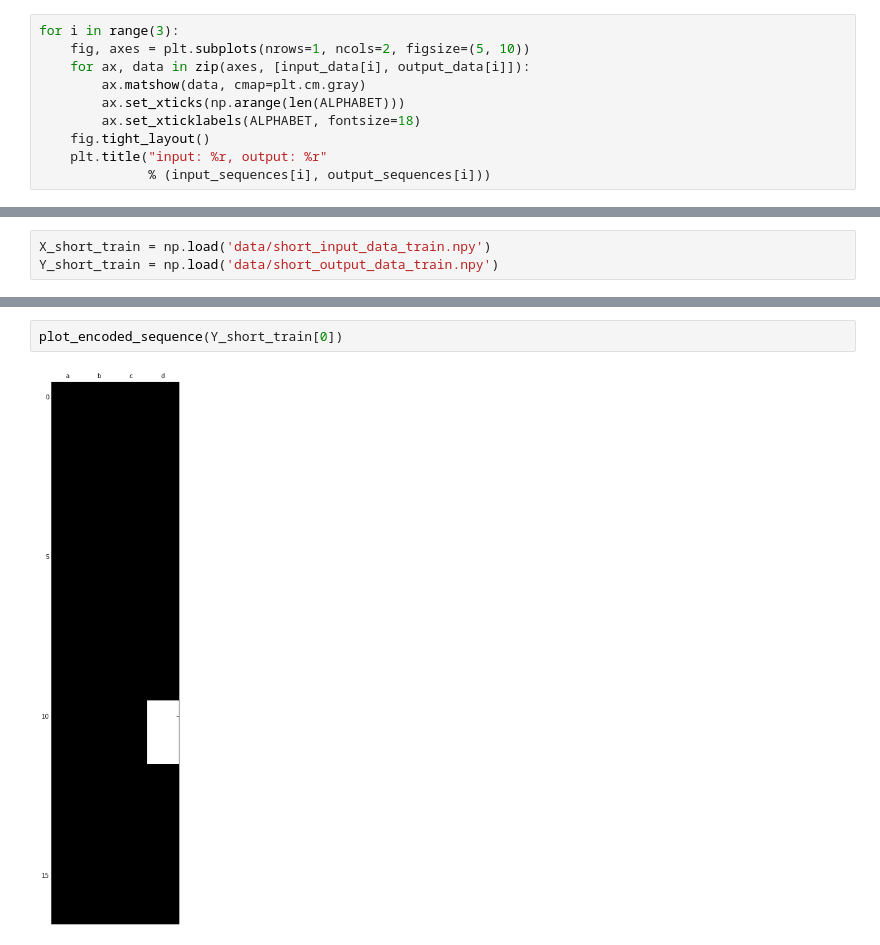
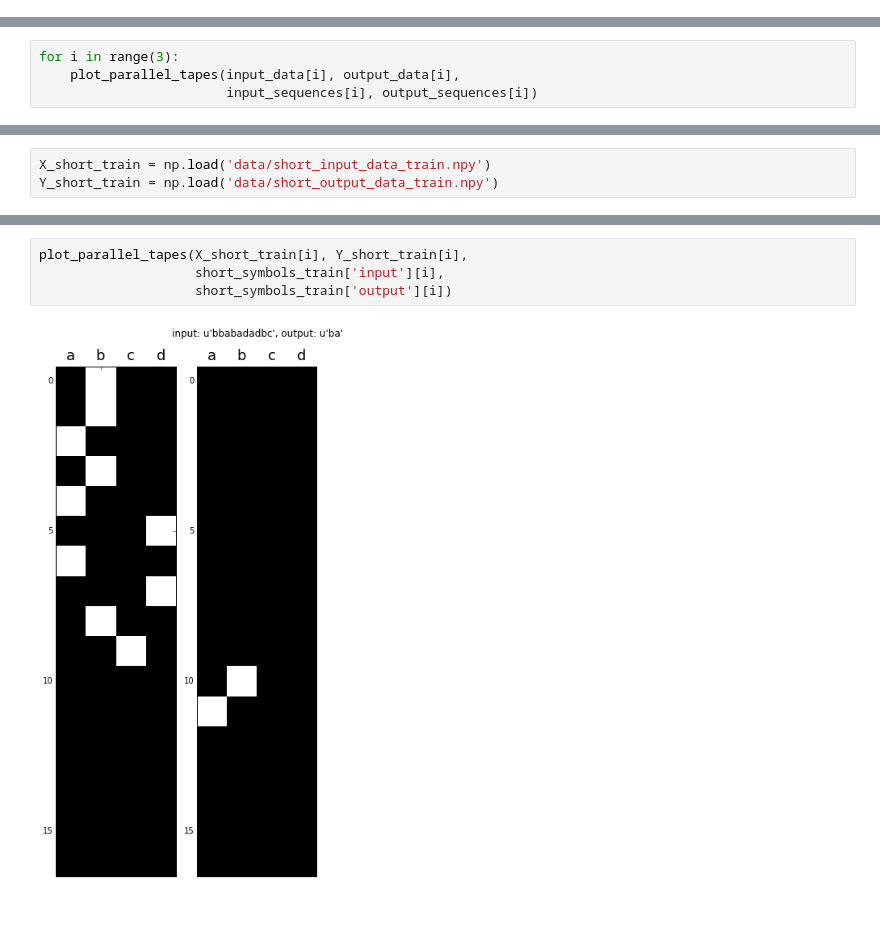
Before and after one commit to deeplearningparis/dl-rnn, a Jupyter notebook: Sequence_Memory_Task.ipynb, the cells around one changed output, grey strips where cells are left out. Drawn from its saved outputs; the diff is of its cells as text; blank space fills up the shorter version.

Commit message:
externalize io / plot utility functions

```diff
--- a/Sequence_Memory_Task.ipynb
+++ b/Sequence_Memory_Task.ipynb
@@ -154,13 +171,3 @@ zip(input_sequences, output_sequences)
  ('caabdabccd', 'ad'),
  ('bbdbbdcddccda', 'bb'),
  ('babcadac', 'aa')]
-# %%
-for i in range(3):
-    fig, axes = plt.subplots(nrows=1, ncols=2, figsize=(5, 10))
-    for ax, data in zip(axes, [input_data[i], output_data[i]]):
-        ax.matshow(data, cmap=plt.cm.gray)
-        ax.set_xticks(np.arange(len(ALPHABET)))
-        ax.set_xticklabels(ALPHABET, fontsize=18)
-    fig.tight_layout()
-    plt.title("input: %r, output: %r"
-              % (input_sequences[i], output_sequences[i]))
@@ -170,0 +174,4 @@ for i in range(3):
+# %%
+for i in range(3):
+    plot_parallel_tapes(input_data[i], output_data[i],
+                        input_sequences[i], output_sequences[i])
@@ -260,4 +275,6 @@ plot_encoded_sequence(X_short_train[0])
-# %%
-plot_encoded_sequence(Y_short_train[0])
-# %% [output]
-[figure, removed]
+# %%
+plot_parallel_tapes(X_short_train[i], Y_short_train[i],
+                    short_symbols_train['input'][i],
+                    short_symbols_train['output'][i])
+# %% [output]
+[figure, added]
```
Also changed, not shown: parts of 13 cells of this notebook, 1 other file.
